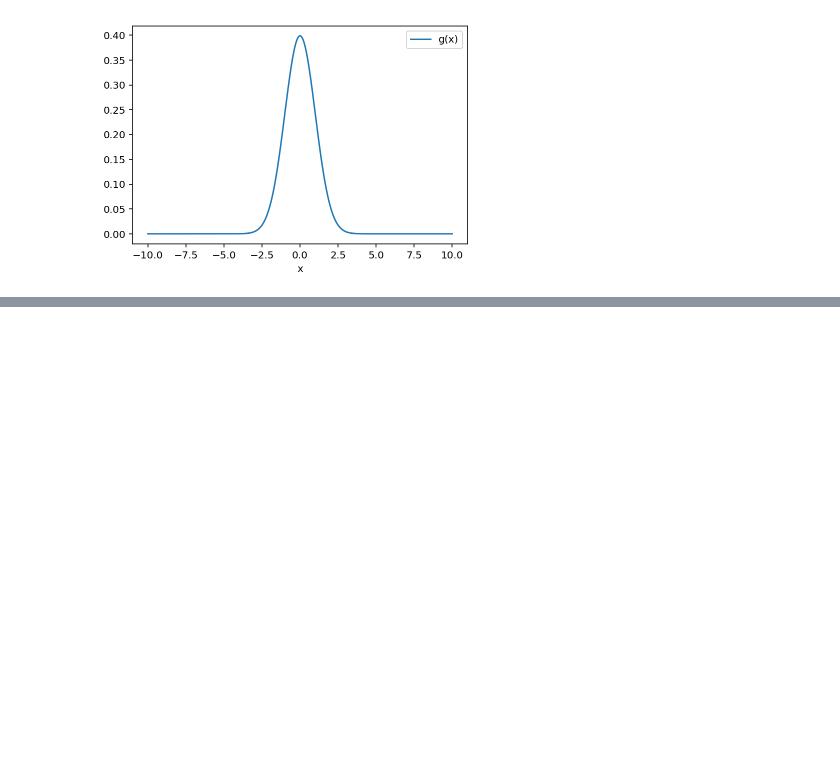
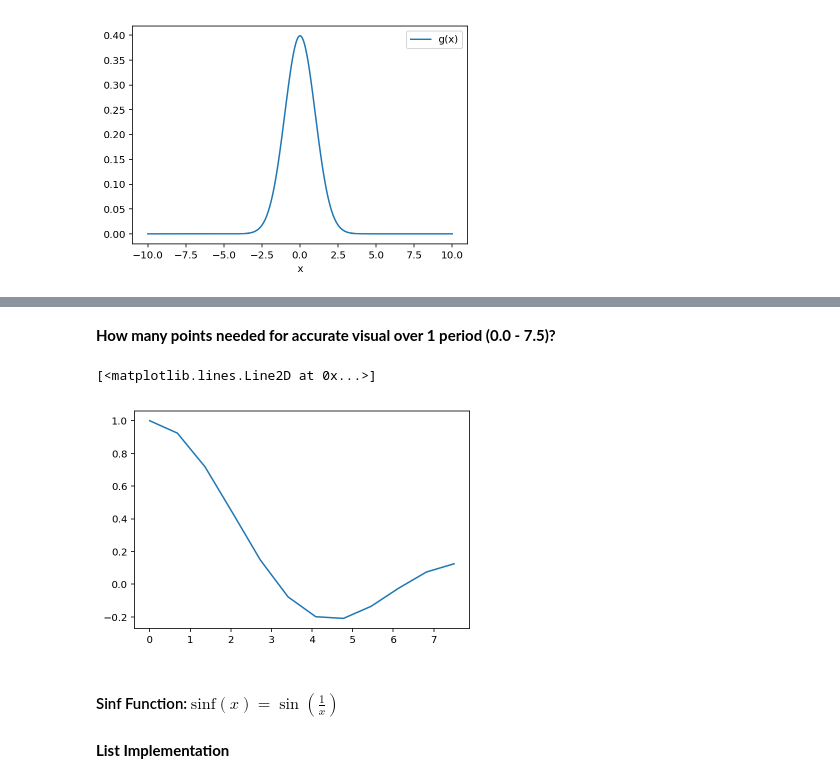
Before and after one commit to chapman-phys220-2018f/cw07-big-team, a Jupyter notebook: cw07.ipynb, the cells around one changed output, grey strips where cells are left out. Drawn from its saved outputs; the diff is of its cells as text; code cells hidden in the pictures; blank space fills up the shorter version.

```diff
--- a/cw07.ipynb
+++ b/cw07.ipynb
@@ -306,0 +116,13 @@ plt.plot(x2,y2)
+# %% [markdown]
+**How many points needed for accurate visual over 1 period (0.0 - 7.5)?**
+# %%
+# used guess and check method to approximate
+x3,y3 = cw07.gen_sinc_array(0,7.5,12)
+plt.plot(x3,y3)
+# %% [output]
+[<matplotlib.lines.Line2D at 0x...>]
+[figure, added]
+# %% [markdown]
+#### Sinf Function:  $\text{sinf}(x) = \sin\left(\frac{1}{x}\right)$
+# %% [markdown]
+**List Implementation**
```
Also changed, not shown: parts of 58 cells of this notebook, 1 other file.
